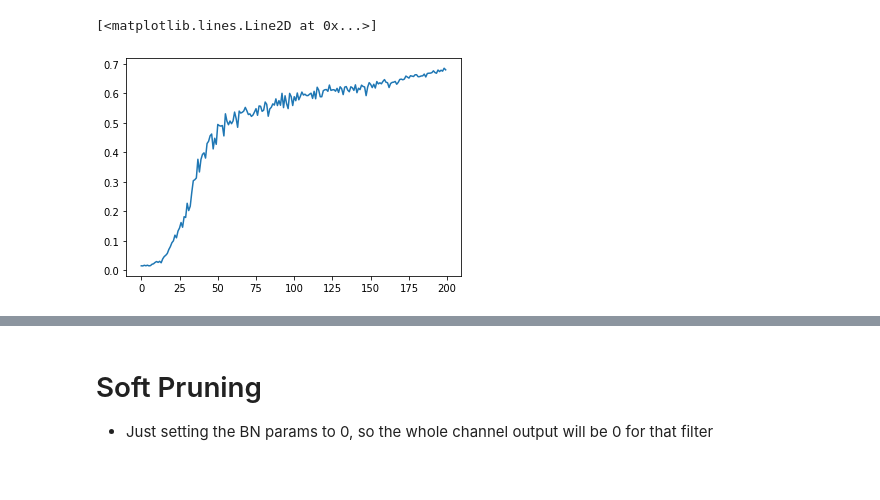
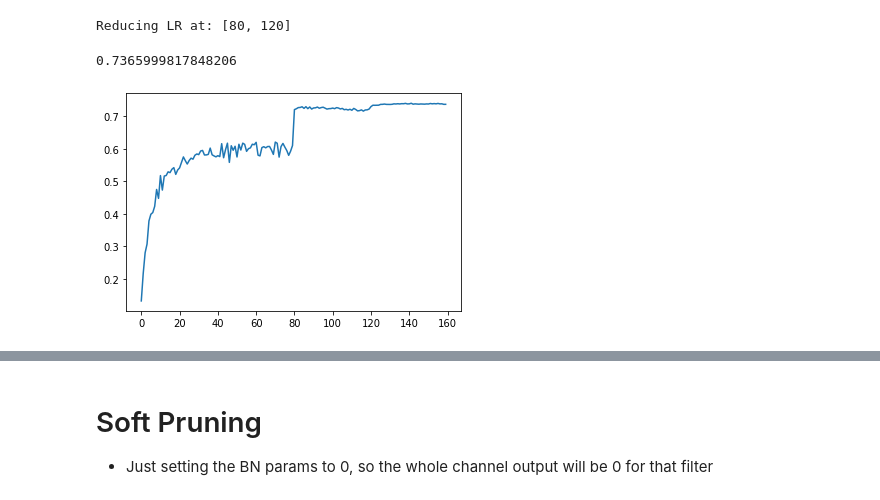
Before and after one commit to xapharius/mlscripts, a Jupyter notebook: Network Slimming.ipynb, the cells around one changed output, grey strips where cells are left out. Cells and saved outputs as stored; diff of their text form; code cells hidden in the pictures.

```diff
--- a/Network Slimming.ipynb
+++ b/Network Slimming.ipynb
@@ -45,15 +46,7 @@ def get_loaders(batch_size=512):
     train_ds = CIFAR100(root=DATASET_ROOT, transform=train_transform, train=True)
     test_ds = CIFAR100(root=DATASET_ROOT, transform=test_transform, train=False)
 
-    train_loader = DataLoader(train_ds, batch_size=batch_size, shuffle=True)
-    test_loader = DataLoader(test_ds, batch_size=batch_size, shuffle=False)
+    train_loader = DataLoader(train_ds, batch_size=batch_size, shuffle=True, num_workers=1, pin_memory=True)
+    test_loader = DataLoader(test_ds, batch_size=batch_size, shuffle=False, num_workers=1, pin_memory=True)
 
     return train_loader, test_loader
-
-def get_bn_l1_loss(model):
-    """L1 reg loss for bn gamma"""
-    loss = 0
-    for layer in model.features:
-        if isinstance(layer, nn.BatchNorm2d):
-            loss += layer.weight.abs().sum()
-    return loss
@@ -76,27 +99,22 @@ def evaluate(model, loader) -> float:
     return accuracy.item()
 
 
-def train(model, n_epochs=200, lr=1e-1, batch_size=512, bn_l1_weight=1e-4,
-          initial_lr=None, max_epochs=None, last_epoch=-1):
+def train(model, n_epochs=160, lr=1e-1, batch_size=512, bn_l1_weight=1e-4):
     """
     :param inital_lr: for finetuning to continue cosine annealing
     :param max_epochs: will stop at n_epochs but max_epochs is needed for scheduling
     :param last_epoch: when finetuning need to specify at what epoch previously stopped
     """
-    if initial_lr is None:
-        initial_lr = lr
-    if max_epochs is None:
-        max_epochs = n_epochs
-
-
     model = copy.deepcopy(model).cuda().train()
     train_loader, test_loader = get_loaders(batch_size)
     logs = defaultdict(list)
     criterion = nn.CrossEntropyLoss()
     # Don't as me why but the original implementation uses l1 on top of the l2 for the whole model
-    optimiser = optim.SGD(model.parameters(), lr=lr, momentum=0.9, nesterov=True, weight_decay=5e-4)
-    optimiser.param_groups[0]['initial_lr'] = initial_lr
-    lr_scheduler = optim.lr_scheduler.CosineAnnealingLR(optimiser, T_max=max_epochs, last_epoch=last_epoch)
+    optimiser = optim.SGD(model.parameters(), lr=lr, momentum=0.9, nesterov=True, weight_decay=1e-4)
+
+    milestones = [int(n_epochs * .5), int(n_epochs * .75)]
+    print(f"Reducing LR at: {milestones}")
+    lr_scheduler = optim.lr_scheduler.MultiStepLR(optimiser, milestones=milestones, gamma=0.1)
 
     pbar = tqdm(range(n_epochs))
     for epoch in pbar:
@@ -122,8 +136,14 @@ trained_model, trained_logs = train(model, max_epochs=250)
+# %%
+model = get_model()
+trained_model, trained_logs = train(model, n_epochs=160, batch_size=64, bn_l1_weight=1e-4)
+# %% [output]
+Reducing LR at: [80, 120]
 # %%
 plt.plot(trained_logs["test_acc"])
+trained_logs["test_acc"][-1]
 # %% [output]
-[<matplotlib.lines.Line2D at 0x...>]
+0.7365999817848206
-[figure, old version]
+[figure, new version]
 # %%
 plt.plot(trained_logs["lr"])
 plt.ylim(bottom=0)
```
Also changed, not shown: parts of 19 cells of this notebook.
